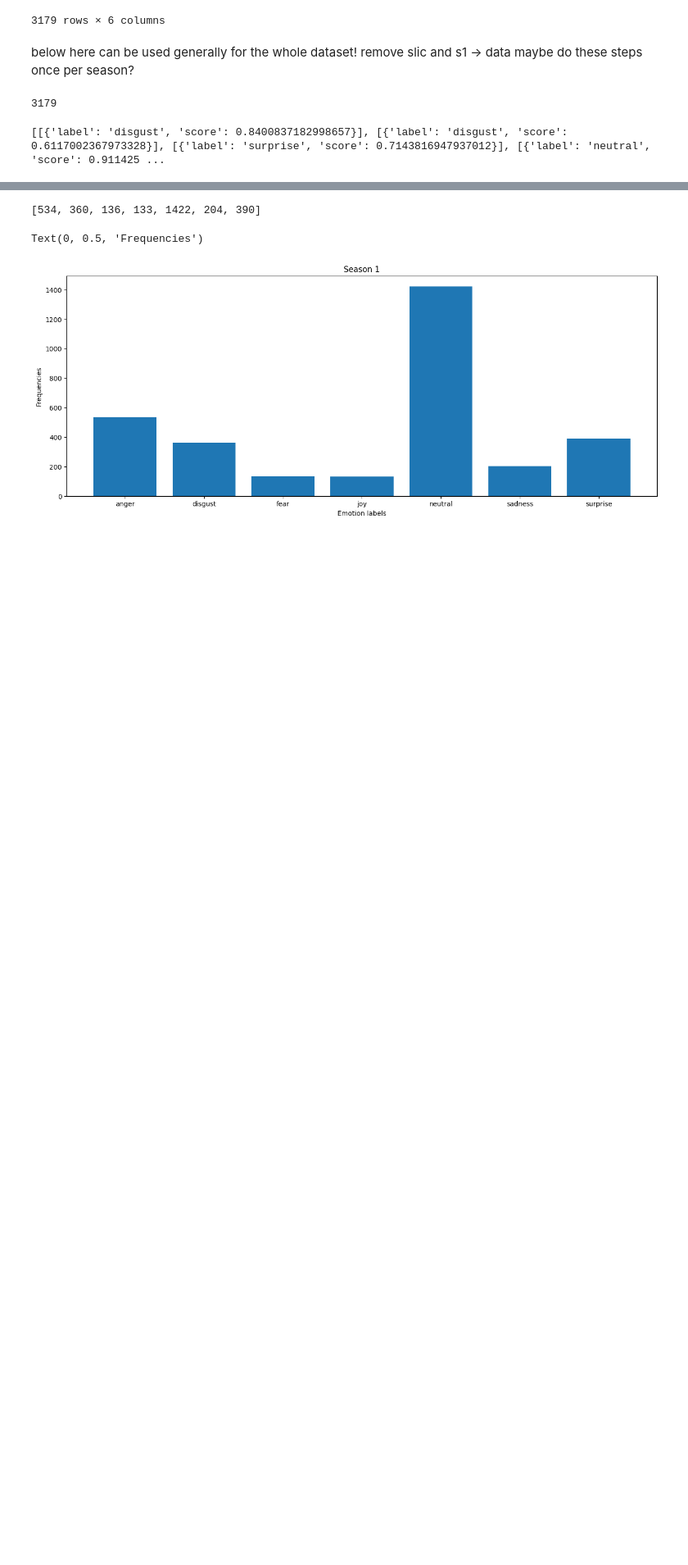
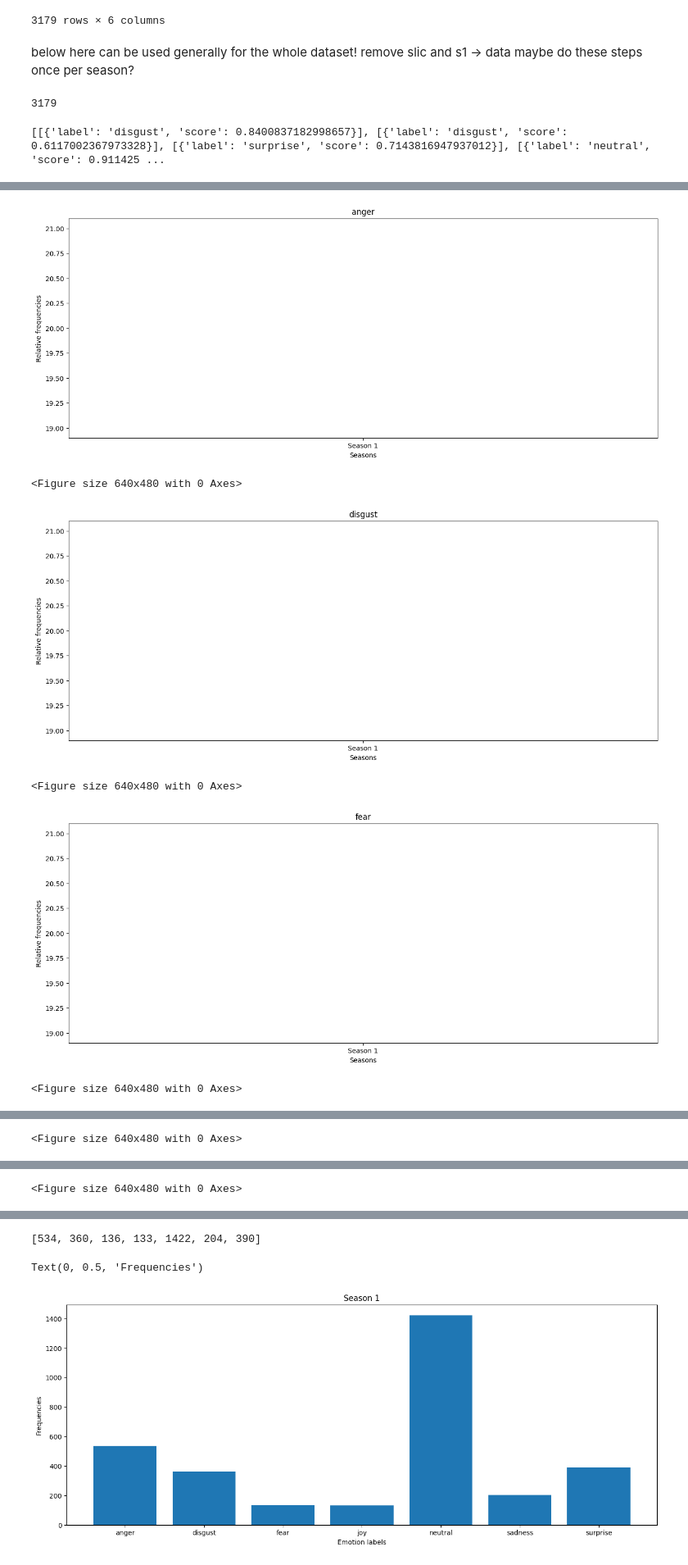
Before and after one commit to idajohannesen/cds-lang, a Jupyter notebook: assignments/assignment 4/src/assignment4.ipynb, the cells around one changed output, grey strips where cells are left out. Shown at 82% size. Saved outputs shown, nothing was run; the diff lists cells and outputs as text; code cells hidden in the pictures; blank space fills up the shorter version.

```diff
--- a/assignments/assignment 4/src/assignment4.ipynb
+++ b/assignments/assignment 4/src/assignment4.ipynb
@@ -198,0 +236,32 @@ dftest
+# %%
+# create a plot for the relative frequency of every emotion label across seasons
+emotion_list = ["anger", "disgust", "fear", "joy", "neutral", "sadness", "surprise"]
+emotion_counter = 0
+season_counter = 1
+for emotions in new_df:
+    rel_freq_list = [] # save relative frequencies per emotion
+    emotion_label = emotion_list[emotion_counter] # create a label for every emotion
+    emotion_df = new_df[new_df['Emotion_label'] == emotion_label] #split dataframe based on seasons
+    for season in season_list:
+        rel_freq = len(emotion_df)/season_length[season_counter]*100 # calculate relative frequency
+        rel_freq_list.append(rel_freq)
+
+    plt.figure(figsize = (16,6))
+    plt.plot(season_list, rel_freq_list) # plot
+    plt.title(emotion_label)
+    plt.xlabel('Seasons')
+    plt.ylabel('Relative frequencies')
+
+    plt.savefig('../output/' + emotion_label + '.png') # save output
+    plt.show()
+    plt.clf()
+
+    emotion_counter += 1
+    season_counter += 1
+# %% [output]
+[figure, added]
+<Figure size 640x480 with 0 Axes>
+[figure, added]
+<Figure size 640x480 with 0 Axes>
+[figure, added]
+<Figure size 640x480 with 0 Axes>
@@ -198,0 +269 @@ dftest
+<Figure size 640x480 with 0 Axes>
@@ -198,0 +271 @@ dftest
+<Figure size 640x480 with 0 Axes>
```
Also changed, not shown: parts of 25 cells of this notebook, 23 other files.
